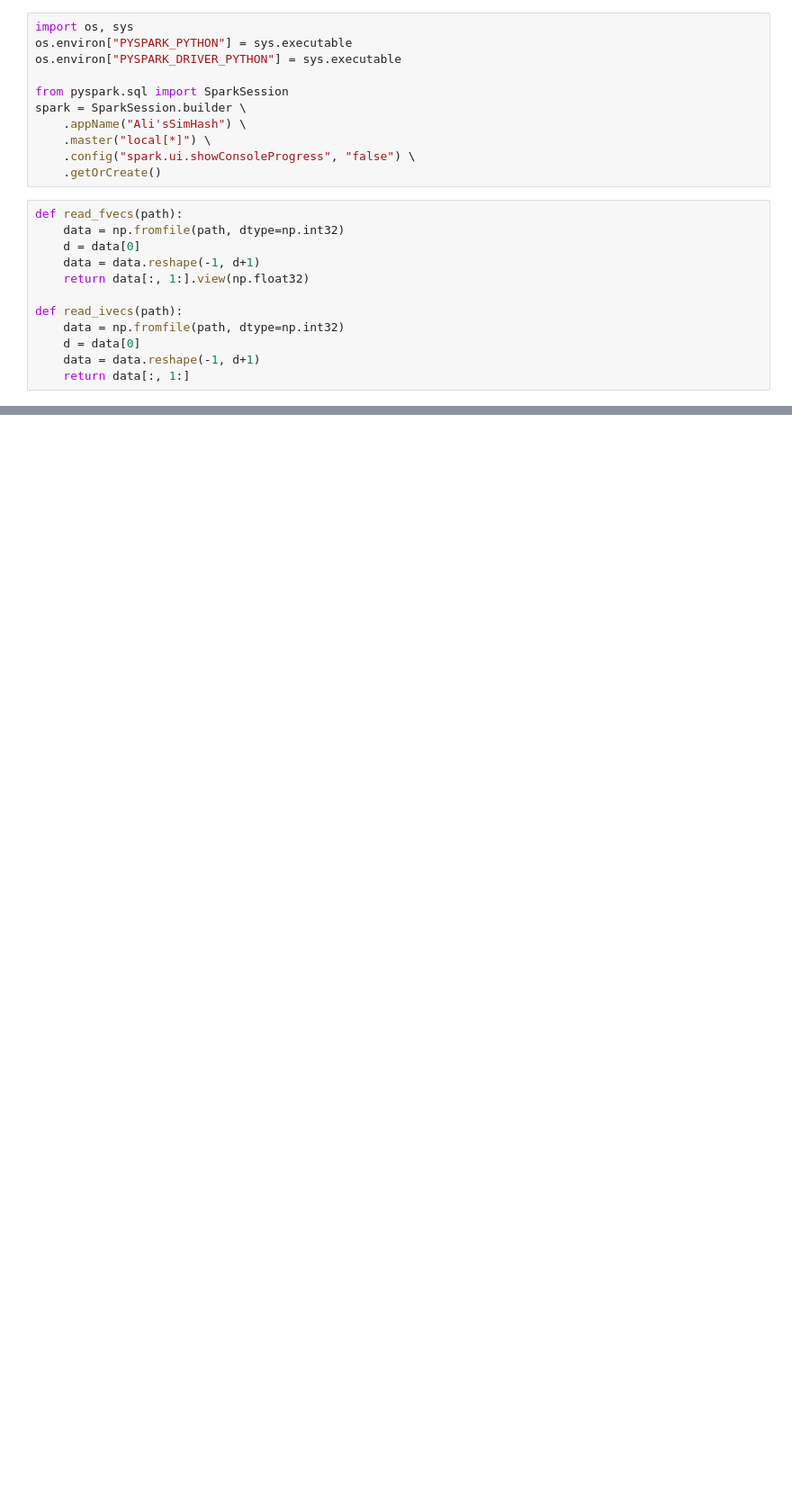
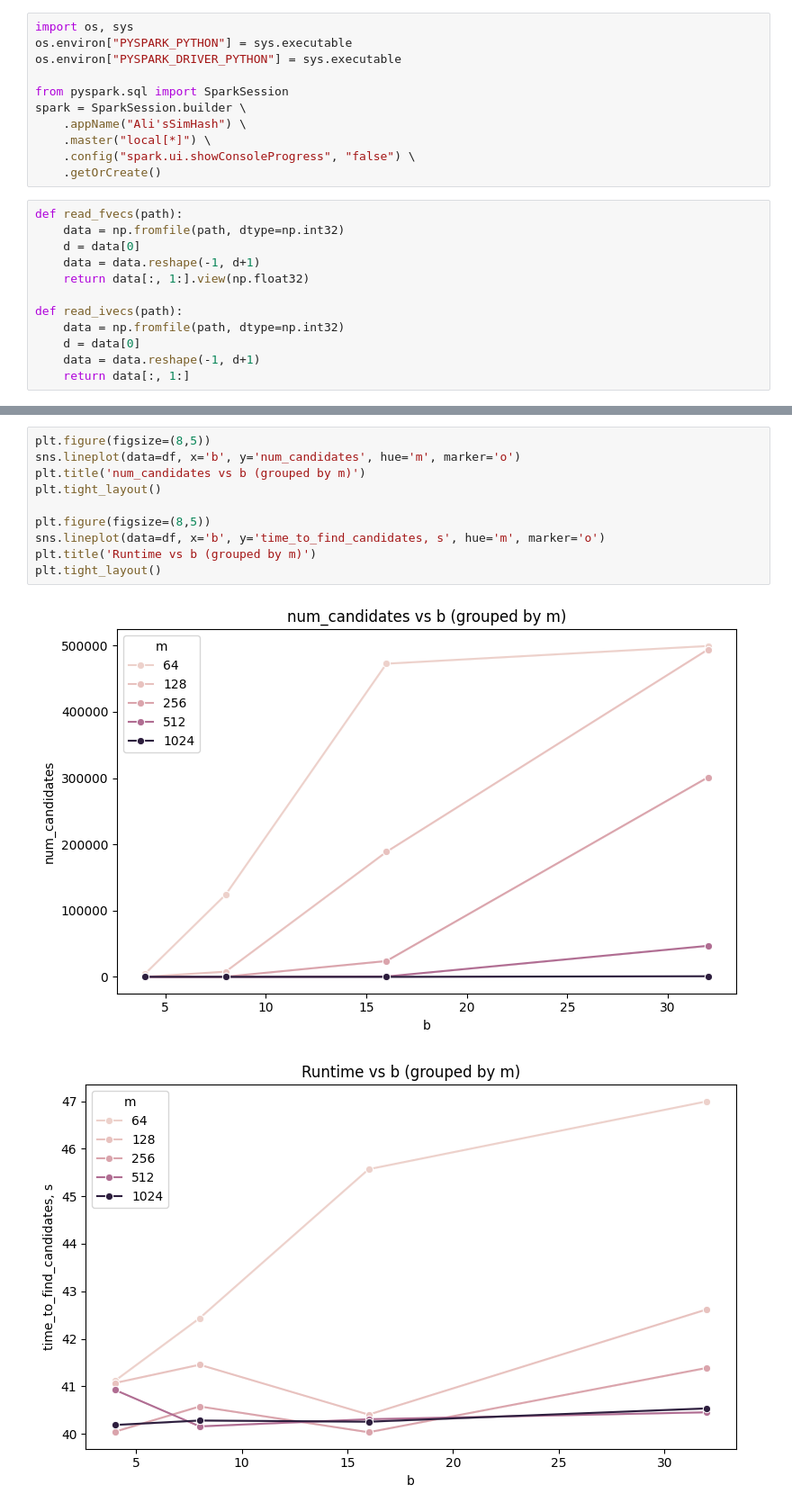
Before and after one commit to Thermite10k/simhash, a Jupyter notebook: thirdAssignment.ipynb, the cells around one changed output, grey strips where cells are left out. Shown at 90% size. Drawn from its saved outputs; the diff is of its cells as text; blank space fills up the shorter version.

```diff
--- a/thirdAssignment.ipynb
+++ b/thirdAssignment.ipynb
@@ -210,0 +292,13 @@ KeyboardInterrupt:
+# %%
+plt.figure(figsize=(8,5))
+sns.lineplot(data=df, x='b', y='num_candidates', hue='m', marker='o')
+plt.title('num_candidates vs b (grouped by m)')
+plt.tight_layout()
+
+plt.figure(figsize=(8,5))
+sns.lineplot(data=df, x='b', y='time_to_find_candidates, s', hue='m', marker='o')
+plt.title('Runtime vs b (grouped by m)')
+plt.tight_layout()
+# %% [output]
+[figure, added]
+[figure, added]
```
Also changed, not shown: parts of 17 cells of this notebook.
